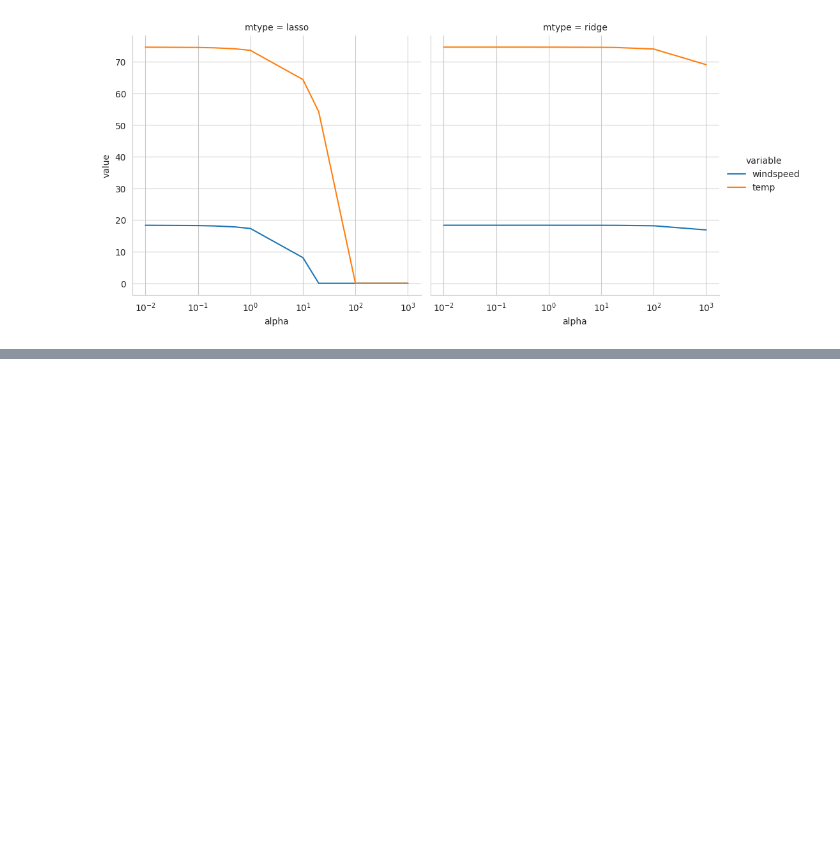
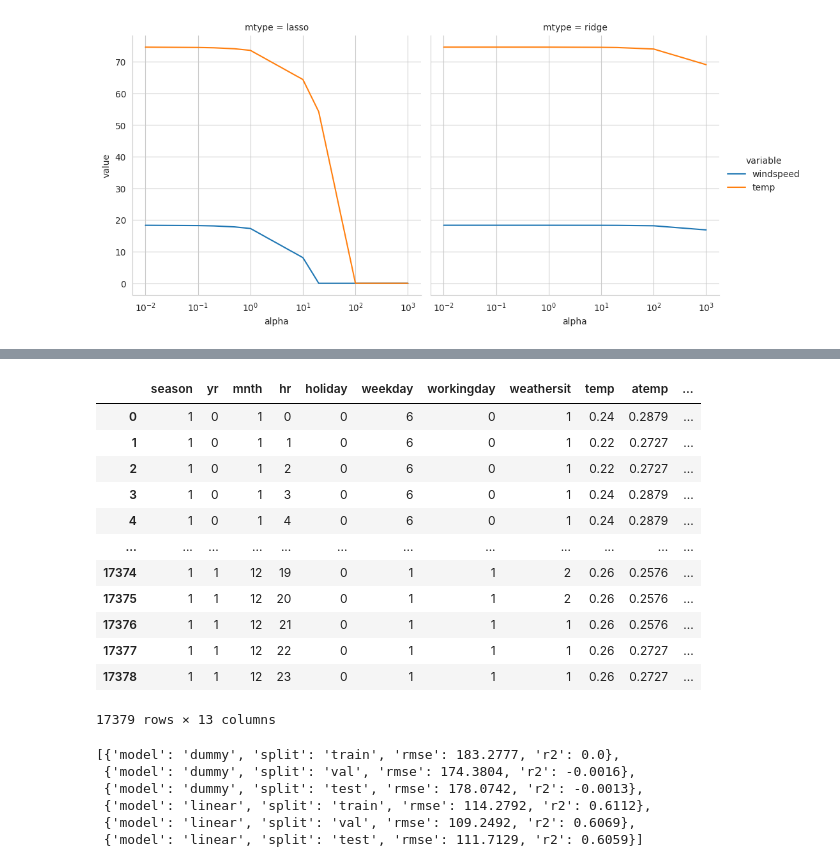
Before and after one commit to laurawpaaby/DataSci-AU-24, a Jupyter notebook: nbs/class_03/exercise_ANSWER.ipynb, the cells around one changed output, grey strips where cells are left out. Cells and saved outputs as stored; diff of their text form; code cells hidden in the pictures; blank space fills up the shorter version.

```diff
--- a/nbs/class_03/exercise_ANSWER.ipynb
+++ b/nbs/class_03/exercise_ANSWER.ipynb
@@ -248,0 +255,19 @@ grid.set(xscale="log")
+# %%
+X = bike_dat.iloc[:,2:15] ### not taking data and instant with (the two first)
+y = bike_dat[['cnt']]
+
+X
+# %% [output]
+|  | season | yr | mnth | hr | holiday | weekday | workingday | weathersit | temp | atemp | ... |
+| 0 | 1 | 0 | 1 | 0 | 0 | 6 | 0 | 1 | 0.24 | 0.2879 | ... |
+| 1 | 1 | 0 | 1 | 1 | 0 | 6 | 0 | 1 | 0.22 | 0.2727 | ... |
+| 2 | 1 | 0 | 1 | 2 | 0 | 6 | 0 | 1 | 0.22 | 0.2727 | ... |
+| 3 | 1 | 0 | 1 | 3 | 0 | 6 | 0 | 1 | 0.24 | 0.2879 | ... |
+| 4 | 1 | 0 | 1 | 4 | 0 | 6 | 0 | 1 | 0.24 | 0.2879 | ... |
+| ... | ... | ... | ... | ... | ... | ... | ... | ... | ... | ... | ... |
+| 17374 | 1 | 1 | 12 | 19 | 0 | 1 | 1 | 2 | 0.26 | 0.2576 | ... |
+| 17375 | 1 | 1 | 12 | 20 | 0 | 1 | 1 | 2 | 0.26 | 0.2576 | ... |
+| 17376 | 1 | 1 | 12 | 21 | 0 | 1 | 1 | 1 | 0.26 | 0.2576 | ... |
+| 17377 | 1 | 1 | 12 | 22 | 0 | 1 | 1 | 1 | 0.26 | 0.2727 | ... |
+| 17378 | 1 | 1 | 12 | 23 | 0 | 1 | 1 | 1 | 0.26 | 0.2727 | ... |
+17379 rows × 13 columns
@@ -248,0 +326,9 @@ grid.set(xscale="log")
+# %%
+performances # for the dummy this is the exact same as for the dummy with all predictors which is kind of interesting
+# %% [output]
+[{'model': 'dummy', 'split': 'train', 'rmse': 183.2777, 'r2': 0.0},
+ {'model': 'dummy', 'split': 'val', 'rmse': 174.3804, 'r2': -0.0016},
+ {'model': 'dummy', 'split': 'test', 'rmse': 178.0742, 'r2': -0.0013},
+ {'model': 'linear', 'split': 'train', 'rmse': 114.2792, 'r2': 0.6112},
+ {'model': 'linear', 'split': 'val', 'rmse': 109.2492, 'r2': 0.6069},
+ {'model': 'linear', 'split': 'test', 'rmse': 111.7129, 'r2': 0.6059}]
```
Also changed, not shown: parts of 20 cells of this notebook.
